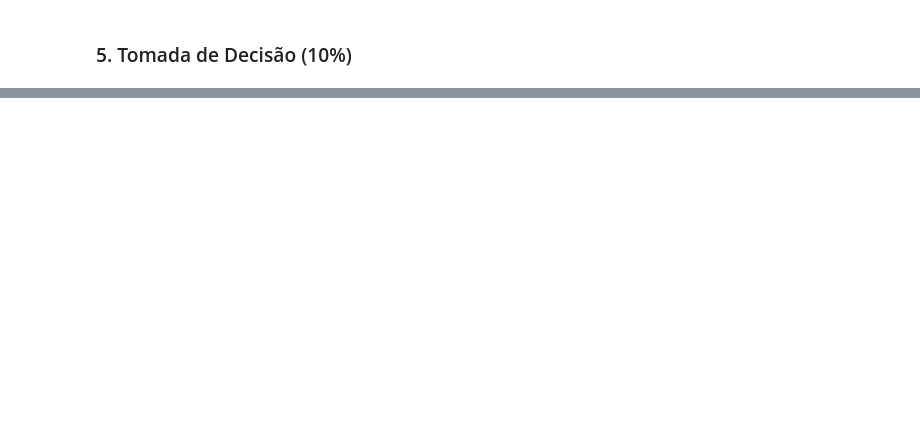
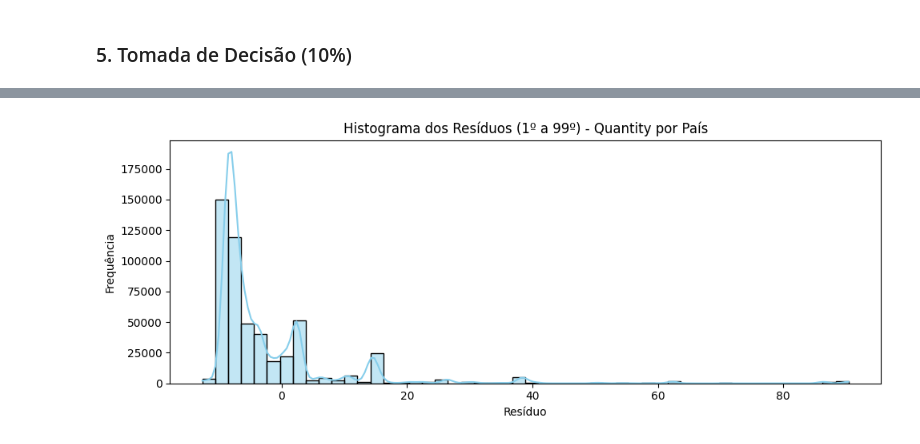
Before and after one commit to gustavo-plc/PyStatistics, a Jupyter notebook: AEDI_PROVA.ipynb, the cells around one changed output, grey strips where cells are left out. Saved outputs shown, nothing was run; the diff lists cells and outputs as text; code cells hidden in the pictures; blank space fills up the shorter version.

```diff
--- a/AEDI_PROVA.ipynb
+++ b/AEDI_PROVA.ipynb
@@ -333,0 +1179,81 @@ modelo.fit(X_train, y_train)
+# %%
+# Verificação dos resíduos
+
+import matplotlib.pyplot as plt
+import seaborn as sns
+import statsmodels.api as sm
+import numpy as np
+import scipy.stats as stats
+
+# RESÍDUOS - QUANTITY por País
+
+
+# Média por país
+mean_quantity = dados_anova.groupby('Country')['Quantity'].transform('mean')
+# Resíduos
+residuos_quantity = dados_anova['Quantity'] - mean_quantity
+# Filtragem (1º a 99º percentil)
+q1_q, q99_q = np.percentile(residuos_quantity, [1, 99])
+residuos_quantity_filtrados = residuos_quantity[(residuos_quantity >= q1_q) & (residuos_quantity <= q99_q)]
+
+# Histograma
+plt.figure(figsize=(10, 4))
+sns.histplot(residuos_quantity_filtrados, bins=50, kde=True, color='skyblue', edgecolor='black')
+plt.title('Histograma dos Resíduos (1º a 99º) - Quantity por País')
+plt.xlabel('Resíduo')
+plt.ylabel('Frequência')
+plt.tight_layout()
+plt.show()
+
+# QQ-Plot
+plt.figure(figsize=(6, 6))
+sm.qqplot(residuos_quantity_filtrados, line='s')
+plt.title('QQ-Plot dos Resíduos (1º a 99º) - Quantity por País')
+plt.tight_layout()
+plt.show()
+
+# Teste de normalidade
+amostra_q = residuos_quantity_filtrados.sample(500, random_state=42) if len(residuos_quantity_filtrados) > 500 else residuos_quantity_filtrados
+stat_q, p_q = stats.shapiro(amostra_q)
+print(f"Shapiro Wilk (Quantity): estatística = {stat_q:.4f}, p valor = {p_q:.4f}")
+if p_q < 0.05:
+    print("Os resíduos de Quantity NÃO seguem distribuição normal.")
+else:
+    print("Os resíduos de Quantity seguem distribuição normal.")
+
+# RESÍDUOS - PRICE por País
+
+# Média por país
+mean_price = dados_anova.groupby('Country')['Price'].transform('mean')
+# Resíduos
+residuos_price = dados_anova['Price'] - mean_price
+# Filtragem (1º a 99º percentil)
+q1_p, q99_p = np.percentile(residuos_price, [1, 99])
+residuos_price_filtrados = residuos_price[(residuos_price >= q1_p) & (residuos_price <= q99_p)]
+
+# Histograma
+plt.figure(figsize=(10, 4))
+sns.histplot(residuos_price_filtrados, bins=50, kde=True, color='orange', edgecolor='black')
+plt.title('Histograma dos Resíduos (1º a 99º) - Price por País')
+plt.xlabel('Resíduo')
+plt.ylabel('Frequência')
+plt.tight_layout()
+plt.show()
+
+# QQ-Plot
+plt.figure(figsize=(6, 6))
+sm.qqplot(residuos_price_filtrados, line='s')
+plt.title('QQ-Plot dos Resíduos (1º a 99º) - Price por País')
+plt.tight_layout()
+plt.show()
+
+# Teste de normalidade
+amostra_p = residuos_price_filtrados.sample(500, random_state=42) if len(residuos_price_filtrados) > 500 else residuos_price_filtrados
+stat_p, p_p = stats.shapiro(amostra_p)
+print(f"Shapiro Wilk (Price): estatística = {stat_p:.4f}, p valor = {p_p:.4f}")
+if p_p < 0.05:
+    print("→ Os resíduos de Price NÃO seguem distribuição normal.")
+else:
+    print("Os resíduos de Price seguem distribuição normal.")
+# %% [output]
+[figure, added]
```
Also changed, not shown: parts of 66 cells of this notebook.
